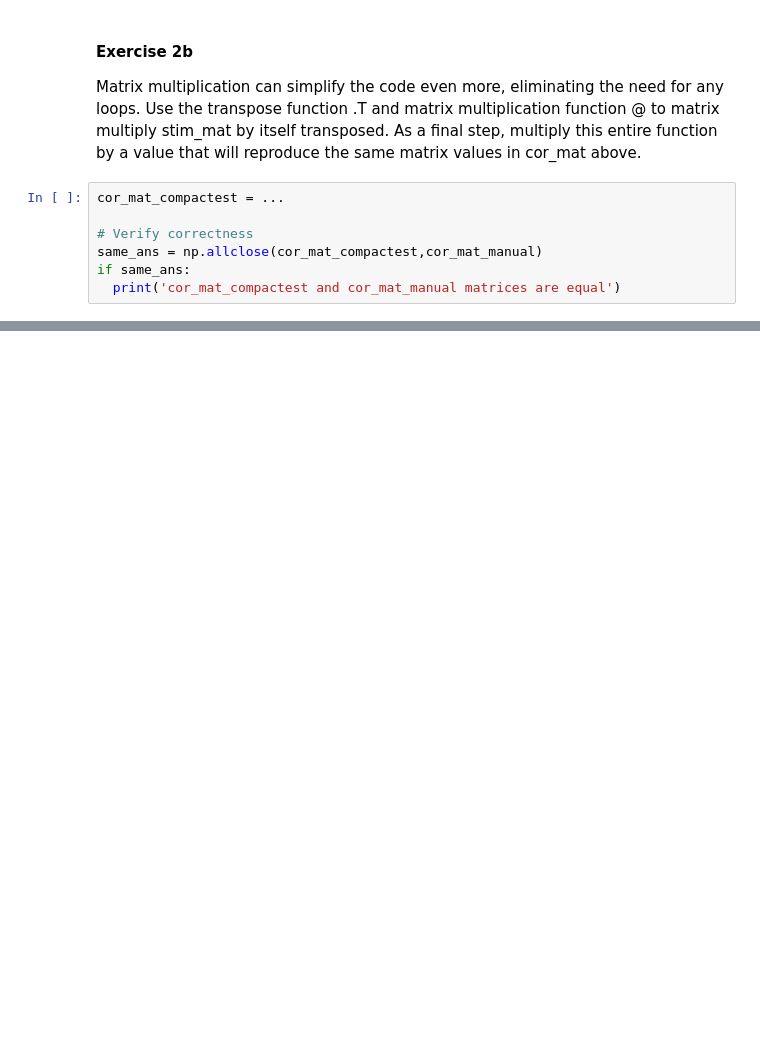
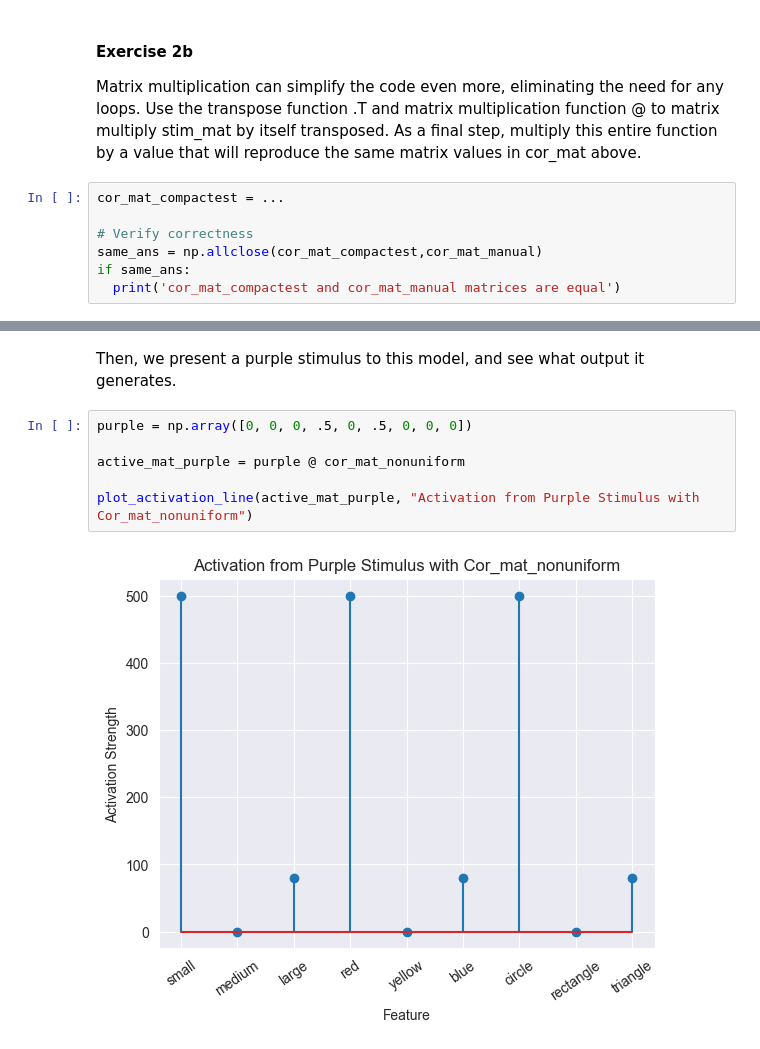
Before and after one commit to younesStrittmatter/502B, a Jupyter notebook: book/content/chapter_1/notebooks/Hebbian Learning.ipynb, the cells around one changed output, grey strips where cells are left out. Saved outputs shown, nothing was run; the diff lists cells and outputs as text; blank space fills up the shorter version.

```diff
--- a/book/content/chapter_1/notebooks/Hebbian Learning.ipynb
+++ b/book/content/chapter_1/notebooks/Hebbian Learning.ipynb
@@ -410,0 +395,10 @@ cor_mat_compactest and cor_mat_manual matrices are equal
+# %% [markdown]
+Then, we present a purple stimulus to this model, and see what output it generates.
+# %%
+purple = np.array([0, 0, 0, .5, 0, .5, 0, 0, 0])
+
+active_mat_purple = purple @ cor_mat_nonuniform
+
+plot_activation_line(active_mat_purple, "Activation from Purple Stimulus with Cor_mat_nonuniform")
+# %% [output]
+[figure, added]
```
Also changed, not shown: parts of 17 cells of this notebook.
